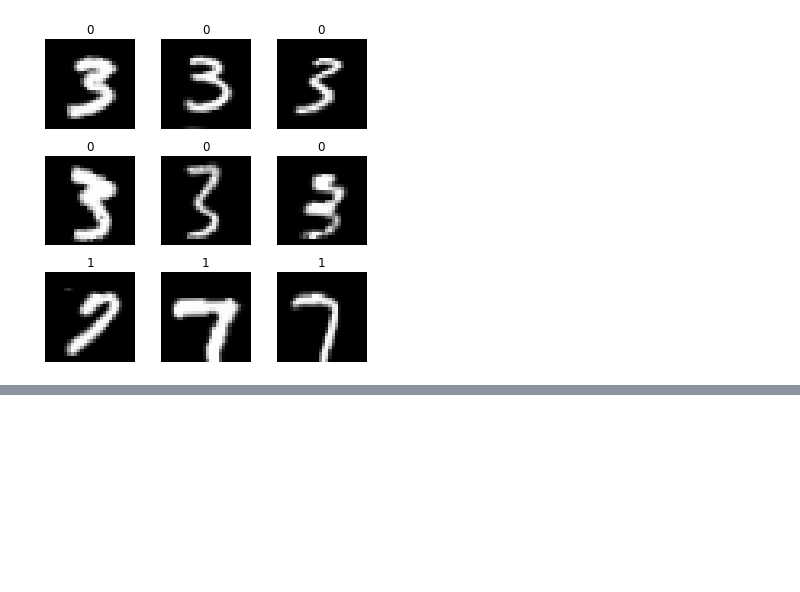
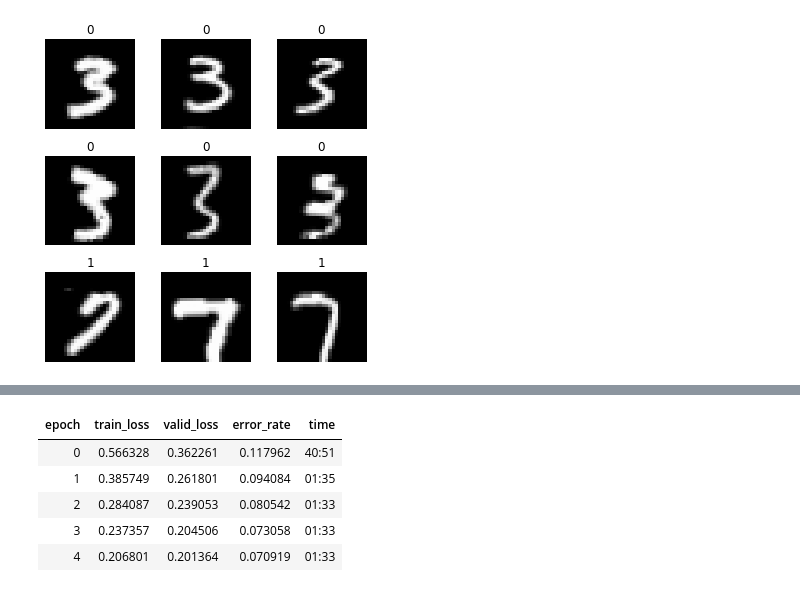
Before and after one commit to chriswebb31/FastAI, a Jupyter notebook: Lesson1.ipynb, the cells around one changed output, grey strips where cells are left out. Cells and saved outputs as stored; diff of their text form; code cells hidden in the pictures; blank space fills up the shorter version.

```diff
--- a/Lesson1.ipynb
+++ b/Lesson1.ipynb
@@ -293,0 +321,9 @@ data.classes
+# %%
+learn.fit_one_cycle(5)
+# %% [output]
+| epoch | train_loss | valid_loss | error_rate | time |
+| 0 | 0.566328 | 0.362261 | 0.117962 | 40:51 |
+| 1 | 0.385749 | 0.261801 | 0.094084 | 01:35 |
+| 2 | 0.284087 | 0.239053 | 0.080542 | 01:33 |
+| 3 | 0.237357 | 0.204506 | 0.073058 | 01:33 |
+| 4 | 0.206801 | 0.201364 | 0.070919 | 01:33 |
```
Also changed, not shown: parts of 19 cells of this notebook.
